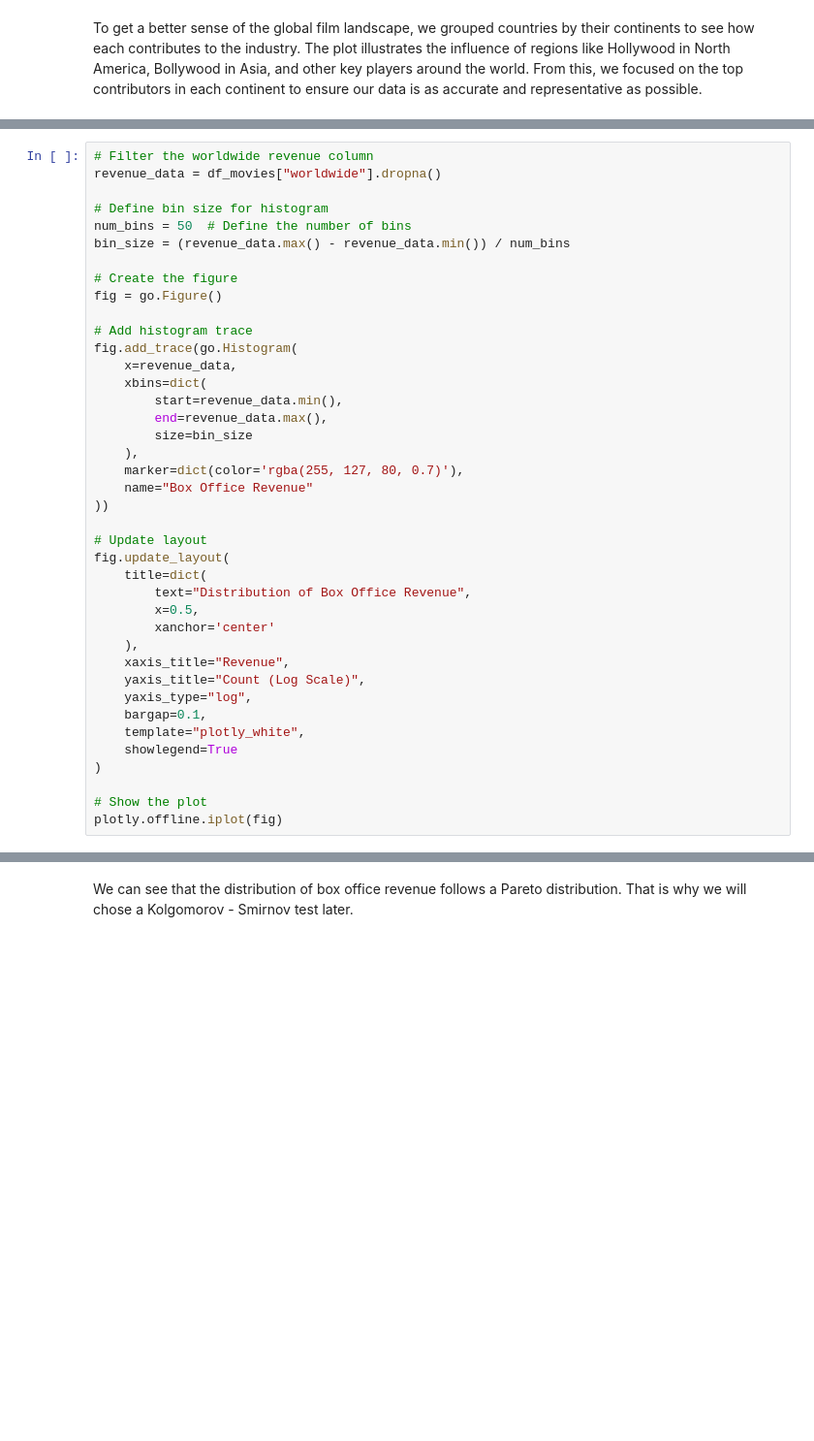
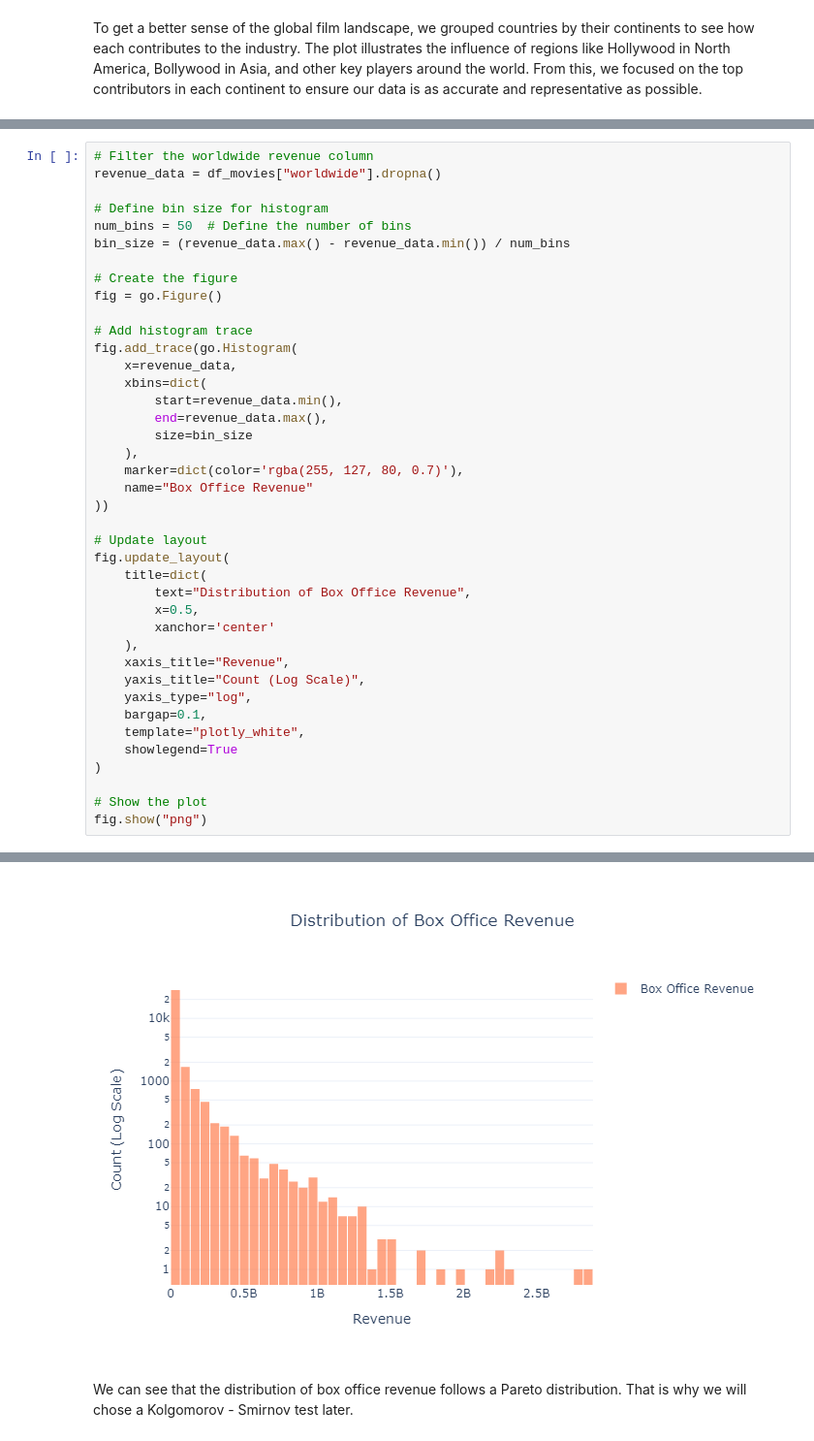
Before and after one commit to epfl-ada/ada-2024-project-l-ekip, a Jupyter notebook: results.ipynb, the cells around one changed output, grey strips where cells are left out. Shown at 97% size. Cells and saved outputs as stored; diff of their text form; blank space fills up the shorter version.

```diff
--- a/results.ipynb
+++ b/results.ipynb
@@ -293,5 +293,5 @@ fig.update_layout(
 )
 
 # Show the plot
-plotly.offline.iplot(fig)
+fig.show("png")
 # %% [output]
@@ -299,3 +298,4 @@ plotly.offline.iplot(fig)
+[figure, added]
 # %% [markdown]
 We can see that the distribution of box office revenue follows a Pareto distribution. That is why we will chose a Kolgomorov - Smirnov test later.
 # %%
```
Also changed, not shown: parts of 14 cells of this notebook.
